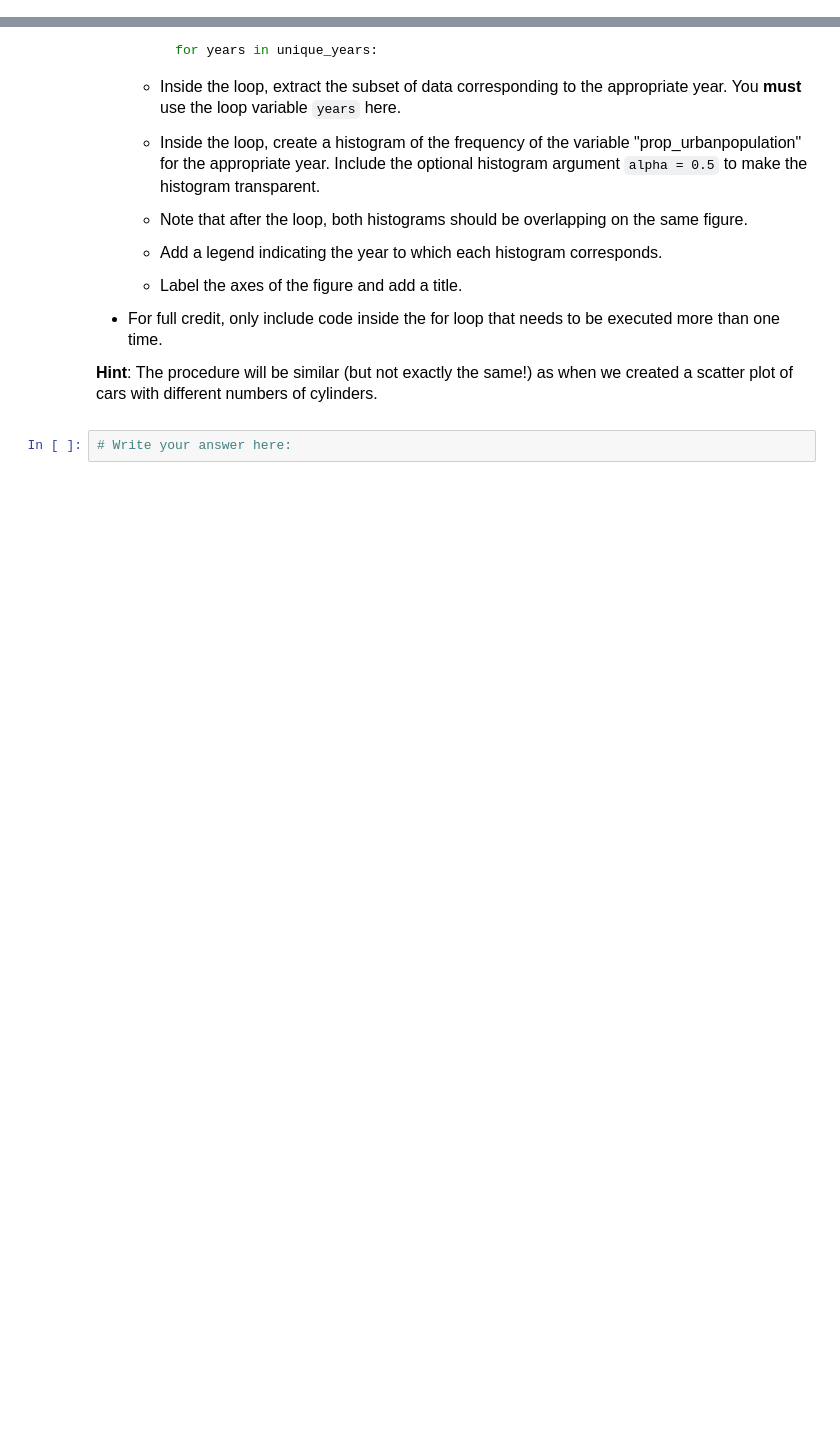
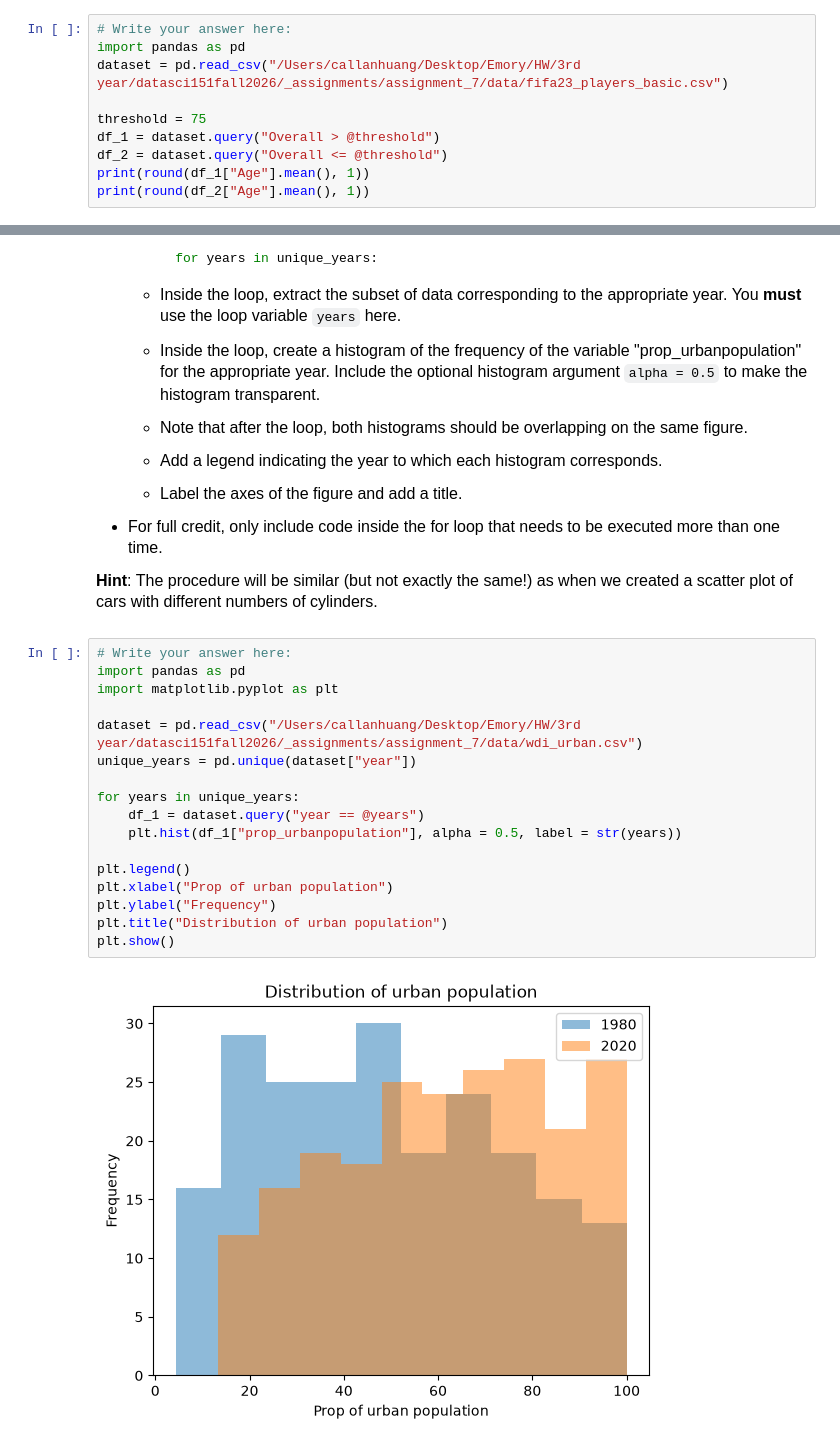
Before and after one commit to Callan-Huang/datasci151fall2026, a Jupyter notebook: _assignments/assignment_7/Assignment7.ipynb, the cells around one changed output, grey strips where cells are left out. Saved outputs shown, nothing was run; the diff lists cells and outputs as text; blank space fills up the shorter version.

```diff
--- a/_assignments/assignment_7/Assignment7.ipynb
+++ b/_assignments/assignment_7/Assignment7.ipynb
@@ -67,0 +80,10 @@ import matplotlib.pyplot as plt
+# %%
+# Write your answer here:
+import pandas as pd
+dataset = pd.read_csv("/Users/callanhuang/Desktop/Emory/HW/3rd year/datasci151fall2026/_assignments/assignment_7/data/fifa23_players_basic.csv")
+
+threshold = 75
+df_1 = dataset.query("Overall > @threshold")
+df_2 = dataset.query("Overall <= @threshold")
+print(round(df_1["Age"].mean(), 1))
+print(round(df_2["Age"].mean(), 1))
@@ -130,5 +191,22 @@ import matplotlib.pyplot as plt
 - For full credit, only include code inside the for loop that needs to be executed more than one time.
 
 **Hint**: The procedure will be similar (but not exactly the same!) as when we created a scatter plot of cars with different numbers of cylinders.
-# %%
-# Write your answer here:
+# %%
+# Write your answer here:
+import pandas as pd
+import matplotlib.pyplot as plt
+
+dataset = pd.read_csv("/Users/callanhuang/Desktop/Emory/HW/3rd year/datasci151fall2026/_assignments/assignment_7/data/wdi_urban.csv")
+unique_years = pd.unique(dataset["year"])
+
+for years in unique_years:
+    df_1 = dataset.query("year == @years")
+    plt.hist(df_1["prop_urbanpopulation"], alpha = 0.5, label = str(years))
+
+plt.legend()
+plt.xlabel("Prop of urban population")
+plt.ylabel("Frequency")
+plt.title("Distribution of urban population")
+plt.show()
+# %% [output]
+[figure, added]
```
Also changed, not shown: parts of 8 cells of this notebook.
